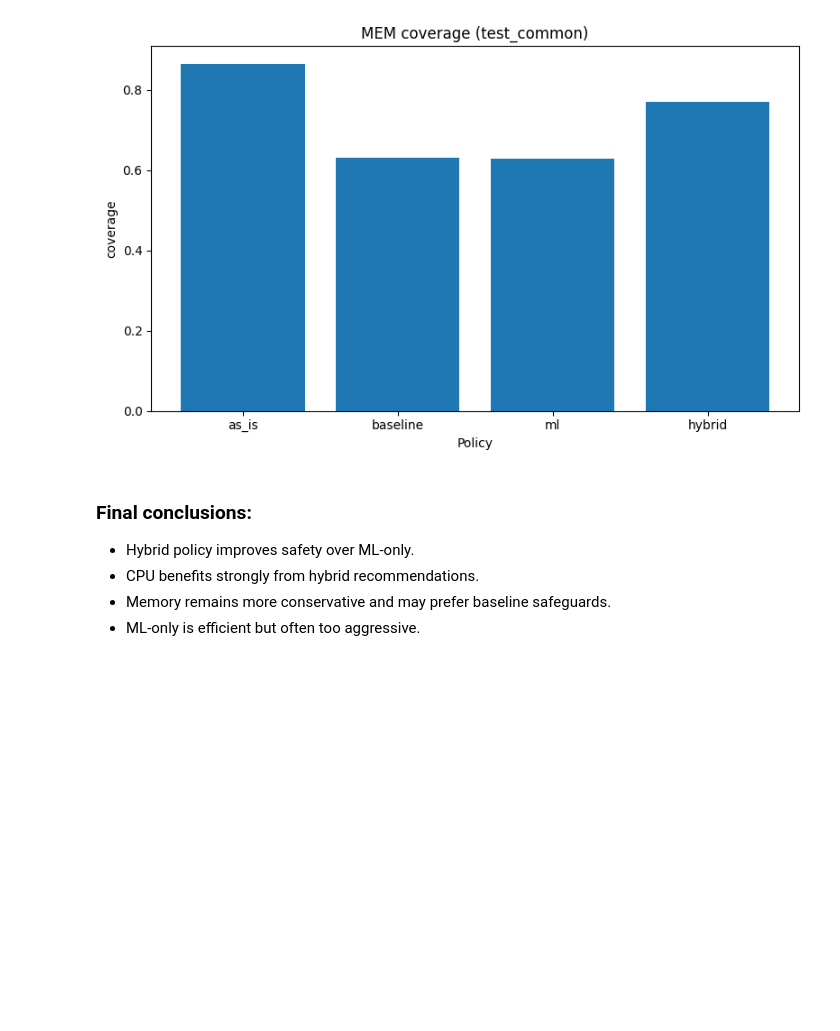
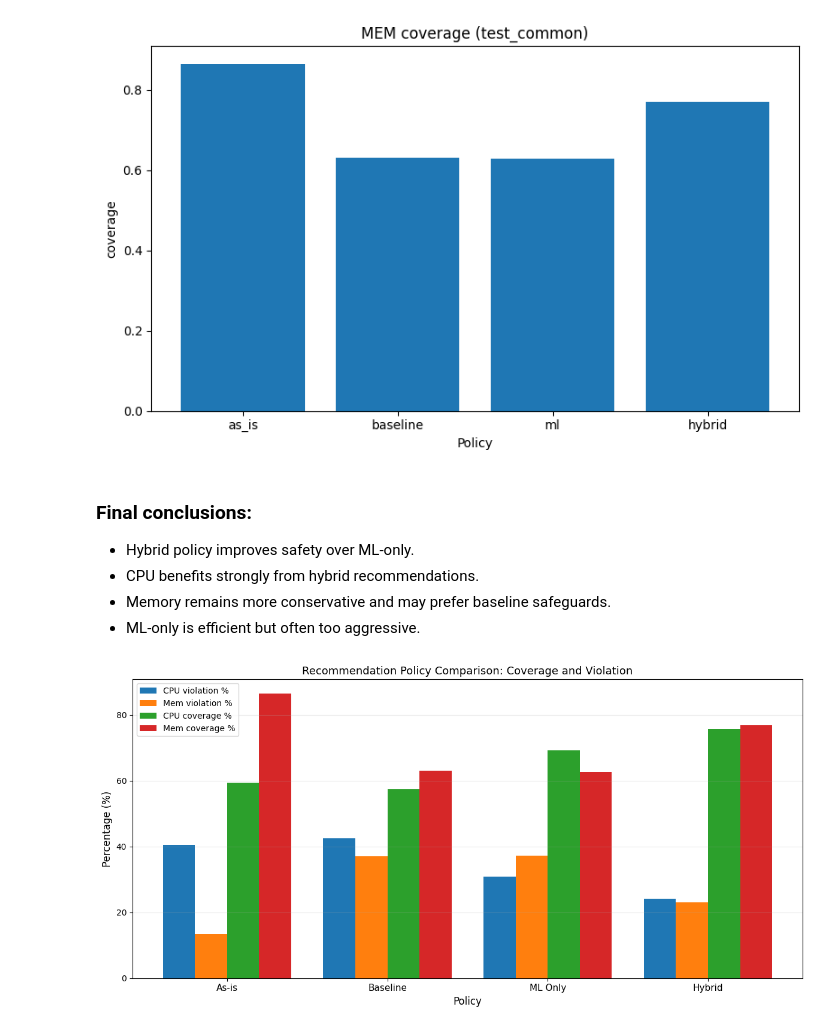
Before and after one commit to sonalilonkar1/masters-project, a Jupyter notebook: notebooks/subset/subset-05-ml-prediction.ipynb, the cells around one changed output. Saved outputs shown, nothing was run; the diff lists cells and outputs as text; code cells hidden in the pictures; blank space fills up the shorter version.

```diff
--- a/notebooks/subset/subset-05-ml-prediction.ipynb
+++ b/notebooks/subset/subset-05-ml-prediction.ipynb
@@ -1404,3 +1420,43 @@ plot_metric(common_test_results, "test_common", "mem", "coverage")
 - CPU benefits strongly from hybrid recommendations.
 - Memory remains more conservative and may prefer baseline safeguards.
 - ML-only is efficient but often too aggressive.
+# %%
+import matplotlib.pyplot as plt
+import numpy as np
+
+# Build one table from common test results
+plot_df = common_test_results.pivot(index="policy", columns="resource")
+
+# Order rows
+policy_order = ["as_is", "baseline", "ml", "hybrid"]
+plot_df = plot_df.loc[policy_order]
+
+# Convert to percentages
+cpu_violation = plot_df[("violation_rate", "cpu")] * 100
+mem_violation = plot_df[("violation_rate", "mem")] * 100
+cpu_coverage  = plot_df[("coverage", "cpu")] * 100
+mem_coverage  = plot_df[("coverage", "mem")] * 100
+
+labels = ["As-is", "Baseline", "ML Only", "Hybrid"]
+x = np.arange(len(labels))
+width = 0.2
+
+plt.figure(figsize=(12, 6))
+
+plt.bar(x - 1.5 * width, cpu_violation, width, label="CPU violation %")
+plt.bar(x - 0.5 * width, mem_violation, width, label="Mem violation %")
+plt.bar(x + 0.5 * width, cpu_coverage,  width, label="CPU coverage %")
+plt.bar(x + 1.5 * width, mem_coverage,  width, label="Mem coverage %")
+
+plt.xticks(x, labels, fontsize=11)
+plt.ylabel("Percentage (%)", fontsize=12)
+plt.xlabel("Policy", fontsize=12)
+plt.title("Recommendation Policy Comparison: Coverage and Violation", fontsize=13)
+plt.legend()
+plt.grid(axis="y", alpha=0.25)
+plt.tight_layout()
+
+plt.savefig(FIG_ML_DIR / "policy_coverage_violation_combined.png", dpi=300, bbox_inches="tight")
+plt.show()
+# %% [output]
+[figure, added]
```
Also changed, not shown: parts of 2 cells of this notebook, 3 other files.
